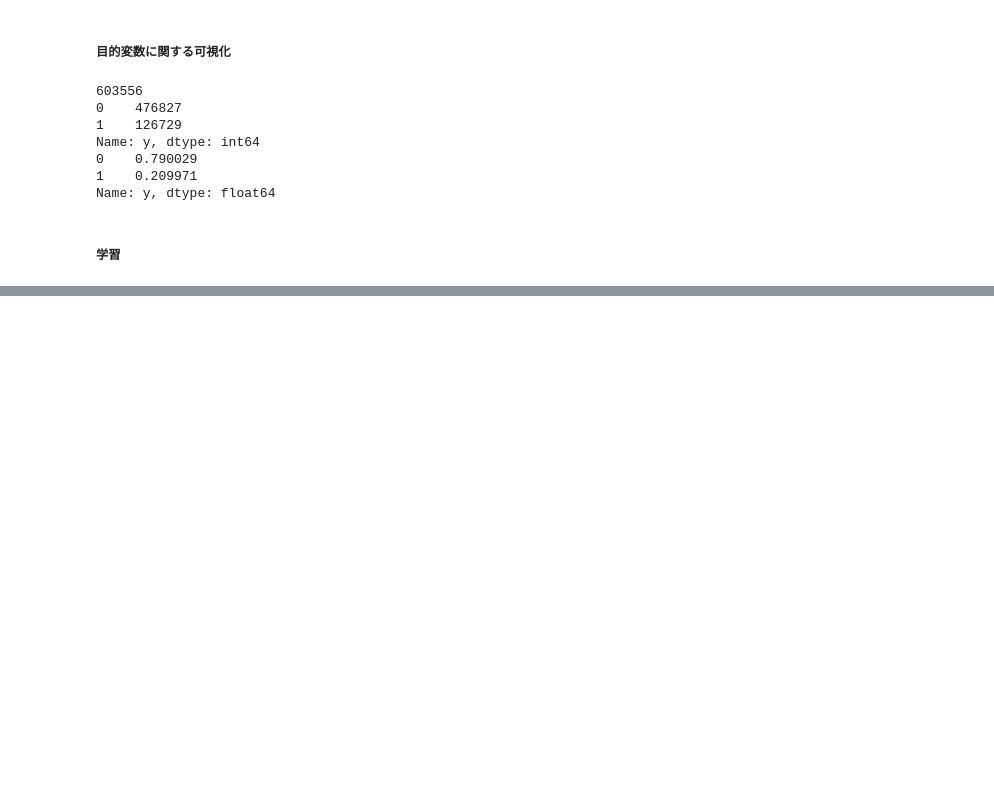
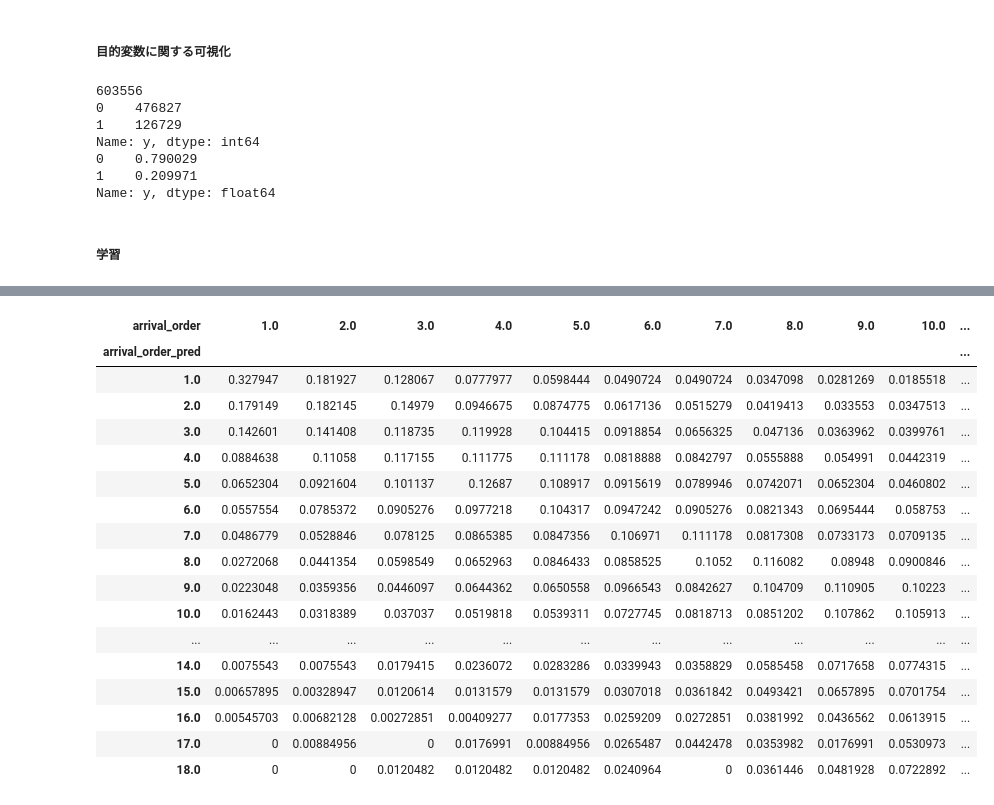
Before and after one commit to daigomiyoshi/keiba_modeling_pj, a Jupyter notebook: v3/notebook/02_eda_and_modeling_process.ipynb, the cells around one changed output, grey strips where cells are left out. Cells and saved outputs as stored; diff of their text form; code cells hidden in the pictures; blank space fills up the shorter version.

```diff
--- a/v3/notebook/02_eda_and_modeling_process.ipynb
+++ b/v3/notebook/02_eda_and_modeling_process.ipynb
@@ -747 +940,23 @@ profit_rate_pivot.style.background_gradient(cmap='Blues')
+# %%
+# 行毎に合計が１になる
+pridict_and_result_pivot.apply(lambda x: x/x.sum(), axis=1).style.background_gradient(cmap='Blues')
+# %% [output]
+| arrival_order | 1.0 | 2.0 | 3.0 | 4.0 | 5.0 | 6.0 | 7.0 | 8.0 | 9.0 | 10.0 | ... |
+| arrival_order_pred |  |  |  |  |  |  |  |  |  |  | ... |
+| 1.0 | 0.327947 | 0.181927 | 0.128067 | 0.0777977 | 0.0598444 | 0.0490724 | 0.0490724 | 0.0347098 | 0.0281269 | 0.0185518 | ... |
+| 2.0 | 0.179149 | 0.182145 | 0.14979 | 0.0946675 | 0.0874775 | 0.0617136 | 0.0515279 | 0.0419413 | 0.033553 | 0.0347513 | ... |
+| 3.0 | 0.142601 | 0.141408 | 0.118735 | 0.119928 | 0.104415 | 0.0918854 | 0.0656325 | 0.047136 | 0.0363962 | 0.0399761 | ... |
+| 4.0 | 0.0884638 | 0.11058 | 0.117155 | 0.111775 | 0.111178 | 0.0818888 | 0.0842797 | 0.0555888 | 0.054991 | 0.0442319 | ... |
+| 5.0 | 0.0652304 | 0.0921604 | 0.101137 | 0.12687 | 0.108917 | 0.0915619 | 0.0789946 | 0.0742071 | 0.0652304 | 0.0460802 | ... |
+| 6.0 | 0.0557554 | 0.0785372 | 0.0905276 | 0.0977218 | 0.104317 | 0.0947242 | 0.0905276 | 0.0821343 | 0.0695444 | 0.058753 | ... |
+| 7.0 | 0.0486779 | 0.0528846 | 0.078125 | 0.0865385 | 0.0847356 | 0.106971 | 0.111178 | 0.0817308 | 0.0733173 | 0.0709135 | ... |
+| 8.0 | 0.0272068 | 0.0441354 | 0.0598549 | 0.0652963 | 0.0846433 | 0.0858525 | 0.1052 | 0.116082 | 0.08948 | 0.0900846 | ... |
+| 9.0 | 0.0223048 | 0.0359356 | 0.0446097 | 0.0644362 | 0.0650558 | 0.0966543 | 0.0842627 | 0.104709 | 0.110905 | 0.10223 | ... |
+| 10.0 | 0.0162443 | 0.0318389 | 0.037037 | 0.0519818 | 0.0539311 | 0.0727745 | 0.0818713 | 0.0851202 | 0.107862 | 0.105913 | ... |
+| ... | ... | ... | ... | ... | ... | ... | ... | ... | ... | ... | ... |
+| 14.0 | 0.0075543 | 0.0075543 | 0.0179415 | 0.0236072 | 0.0283286 | 0.0339943 | 0.0358829 | 0.0585458 | 0.0717658 | 0.0774315 | ... |
+| 15.0 | 0.00657895 | 0.00328947 | 0.0120614 | 0.0131579 | 0.0131579 | 0.0307018 | 0.0361842 | 0.0493421 | 0.0657895 | 0.0701754 | ... |
+| 16.0 | 0.00545703 | 0.00682128 | 0.00272851 | 0.00409277 | 0.0177353 | 0.0259209 | 0.0272851 | 0.0381992 | 0.0436562 | 0.0613915 | ... |
+| 17.0 | 0 | 0.00884956 | 0 | 0.0176991 | 0.00884956 | 0.0265487 | 0.0442478 | 0.0353982 | 0.0176991 | 0.0530973 | ... |
+| 18.0 | 0 | 0 | 0.0120482 | 0.0120482 | 0.0120482 | 0.0240964 | 0 | 0.0361446 | 0.0481928 | 0.0722892 | ... |
 # %%
```
Also changed, not shown: parts of 46 cells of this notebook, 7 other files.
